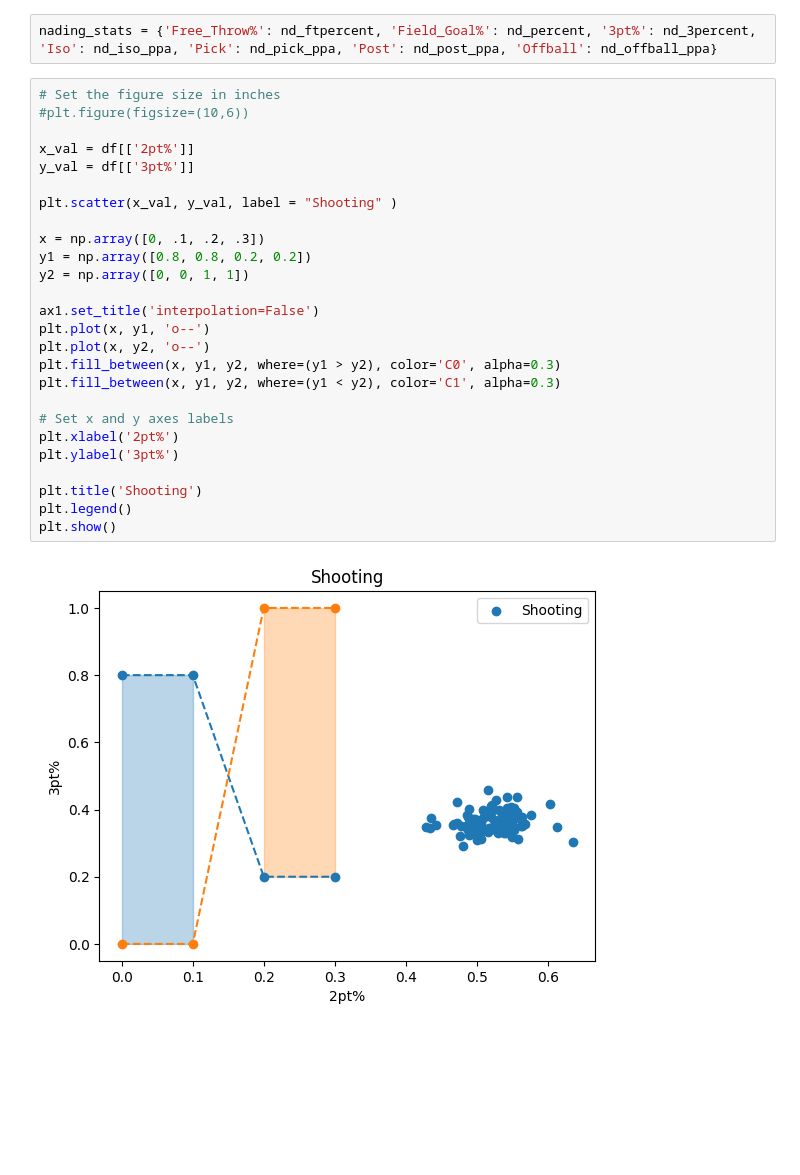
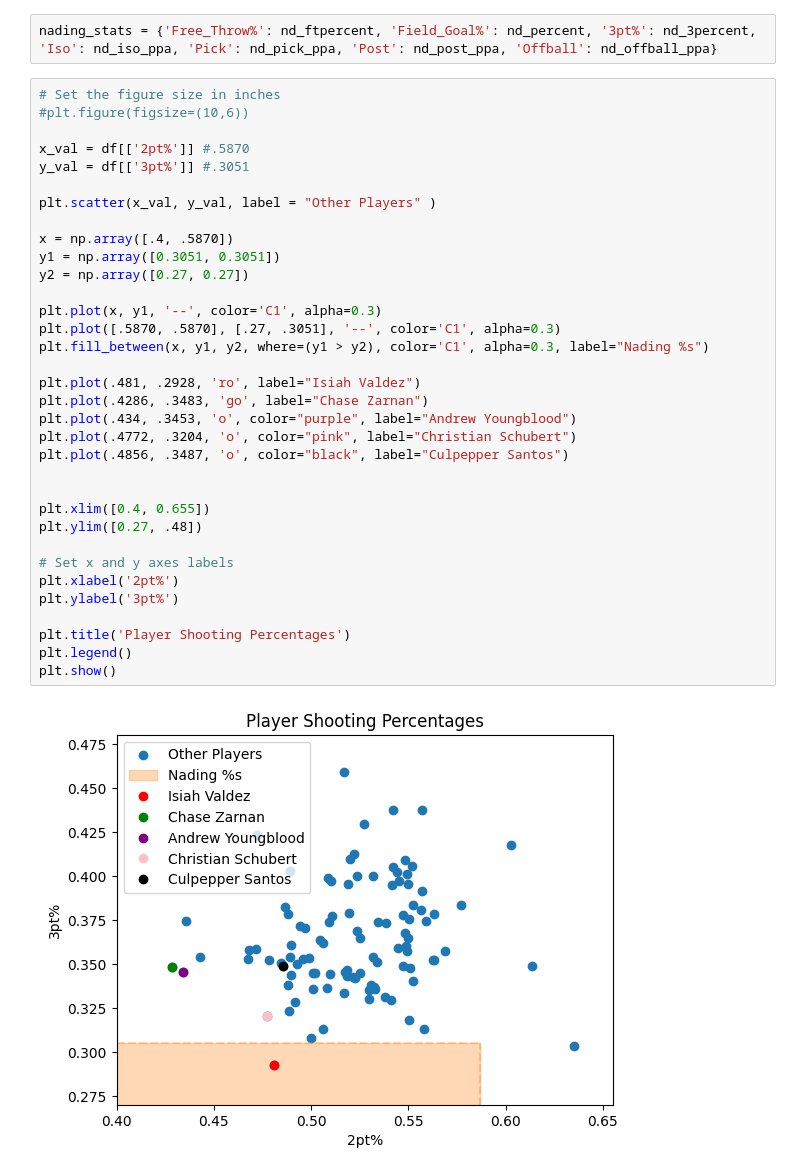
Before and after one commit to a-miller77/2023-Bucks-Hackathon, a Jupyter notebook: main.ipynb, the cells around one changed output. Saved outputs shown, nothing was run; the diff lists cells and outputs as text; blank space fills up the shorter version.

```diff
--- a/main.ipynb
+++ b/main.ipynb
@@ -100,28 +100,36 @@ nading_stats = {'Free_Throw%': nd_ftpercent, 'Field_Goal%': nd_percent, '3pt%':
 # %%
 # Set the figure size in inches
 #plt.figure(figsize=(10,6))
 
-x_val = df[['2pt%']]
-y_val = df[['3pt%']]
+x_val = df[['2pt%']] #.5870
+y_val = df[['3pt%']] #.3051
 
-plt.scatter(x_val, y_val, label = "Shooting" )
+plt.scatter(x_val, y_val, label = "Other Players" )
 
-x = np.array([0, .1, .2, .3])
-y1 = np.array([0.8, 0.8, 0.2, 0.2])
-y2 = np.array([0, 0, 1, 1])
+x = np.array([.4, .5870])
+y1 = np.array([0.3051, 0.3051])
+y2 = np.array([0.27, 0.27])
 
-ax1.set_title('interpolation=False')
-plt.plot(x, y1, 'o--')
-plt.plot(x, y2, 'o--')
-plt.fill_between(x, y1, y2, where=(y1 > y2), color='C0', alpha=0.3)
-plt.fill_between(x, y1, y2, where=(y1 < y2), color='C1', alpha=0.3)
+plt.plot(x, y1, '--', color='C1', alpha=0.3)
+plt.plot([.5870, .5870], [.27, .3051], '--', color='C1', alpha=0.3)
+plt.fill_between(x, y1, y2, where=(y1 > y2), color='C1', alpha=0.3, label="Nading %s")
+
+plt.plot(.481, .2928, 'ro', label="Isiah Valdez")
+plt.plot(.4286, .3483, 'go', label="Chase Zarnan")
+plt.plot(.434, .3453, 'o', color="purple", label="Andrew Youngblood")
+plt.plot(.4772, .3204, 'o', color="pink", label="Christian Schubert")
+plt.plot(.4856, .3487, 'o', color="black", label="Culpepper Santos")
+
+
+plt.xlim([0.4, 0.655])
+plt.ylim([0.27, .48])
 
 # Set x and y axes labels
 plt.xlabel('2pt%')
 plt.ylabel('3pt%')
 
-plt.title('Shooting')
+plt.title('Player Shooting Percentages')
 plt.legend()
 plt.show()
 # %% [output]
-[figure, old version]
+[figure, new version]
```
